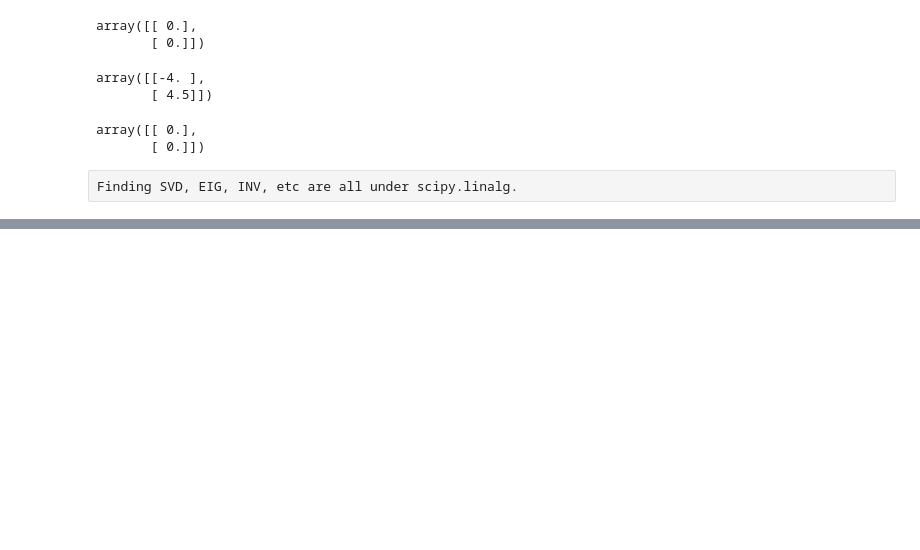
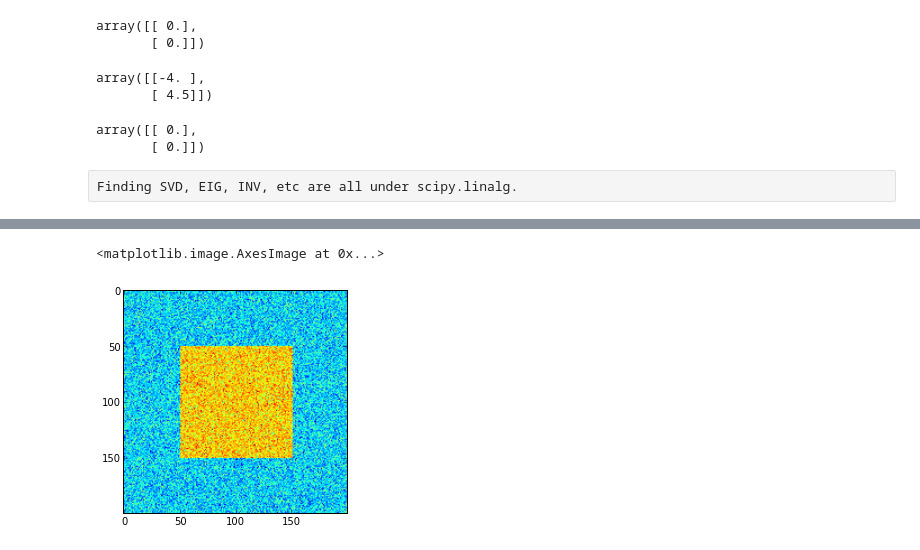
Before and after one commit to Garyfallidis/meta_didaktoriko, a Jupyter notebook: Sherbrooke_numpy_seminar_2014/course/Numpy and Scipy.ipynb, the cells around one changed output, grey strips where cells are left out. Cells and saved outputs as stored; diff of their text form; code cells hidden in the pictures; blank space fills up the shorter version.

```diff
--- a/Sherbrooke_numpy_seminar_2014/course/Numpy and Scipy.ipynb
+++ b/Sherbrooke_numpy_seminar_2014/course/Numpy and Scipy.ipynb
@@ -914,0 +997,11 @@ optimize.fmin_slsqp?
+# %%
+A = np.zeros((200, 200))
+# %%
+A[50:-50, 50:-50] = 1
+A += 0.25 * np.random.standard_normal(A.shape)
+mask = A >= 0.5
+# %%
+imshow(A)
+# %% [output]
+<matplotlib.image.AxesImage at 0x...>
+[figure, added]
```
Also changed, not shown: parts of 40 cells of this notebook, 5 other files.
